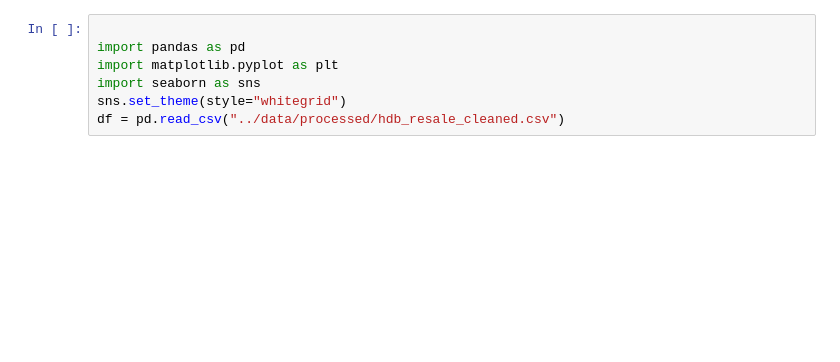
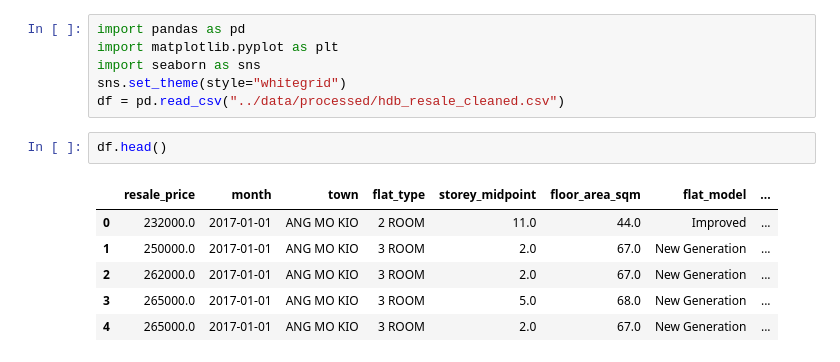
Before and after one commit to yuningyap/HDB-Resale-Flat-Price-Predictor, a Jupyter notebook: notebooks/02_eda.ipynb, the cells around one changed output. Drawn from its saved outputs; the diff is of its cells as text; blank space fills up the shorter version.

```diff
--- a/notebooks/02_eda.ipynb
+++ b/notebooks/02_eda.ipynb
@@ -25,10 +1,18 @@ Note: you may need to restart the kernel to use updated packages.
 # %%
-
 import pandas as pd
 import matplotlib.pyplot as plt
 import seaborn as sns
 sns.set_theme(style="whitegrid")
 df = pd.read_csv("../data/processed/hdb_resale_cleaned.csv")
+# %%
+df.head()
+# %% [output]
+|  | resale_price | month | town | flat_type | storey_midpoint | floor_area_sqm | flat_model | ... |
+| 0 | 232000.0 | 2017-01-01 | ANG MO KIO | 2 ROOM | 11.0 | 44.0 | Improved | ... |
+| 1 | 250000.0 | 2017-01-01 | ANG MO KIO | 3 ROOM | 2.0 | 67.0 | New Generation | ... |
+| 2 | 262000.0 | 2017-01-01 | ANG MO KIO | 3 ROOM | 2.0 | 67.0 | New Generation | ... |
+| 3 | 265000.0 | 2017-01-01 | ANG MO KIO | 3 ROOM | 5.0 | 68.0 | New Generation | ... |
+| 4 | 265000.0 | 2017-01-01 | ANG MO KIO | 3 ROOM | 2.0 | 67.0 | New Generation | ... |
 # %%
 plt.figure(figsize=(10, 6))
 sns.histplot(df['resale_price'], bins=50, kde=True, color='blue')
```
Also changed, not shown: parts of 6 cells of this notebook, 2 other files.
